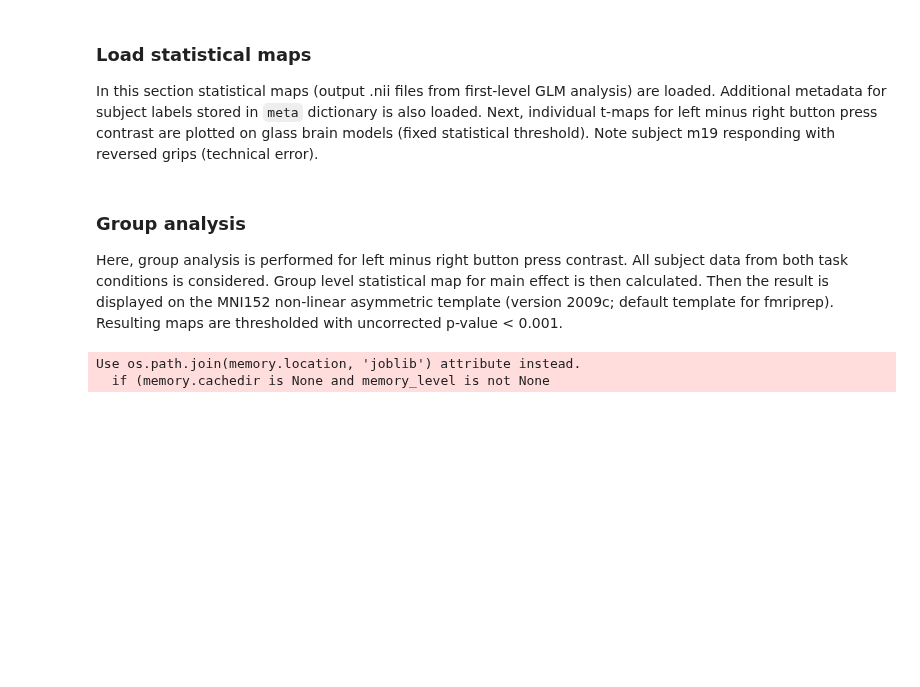
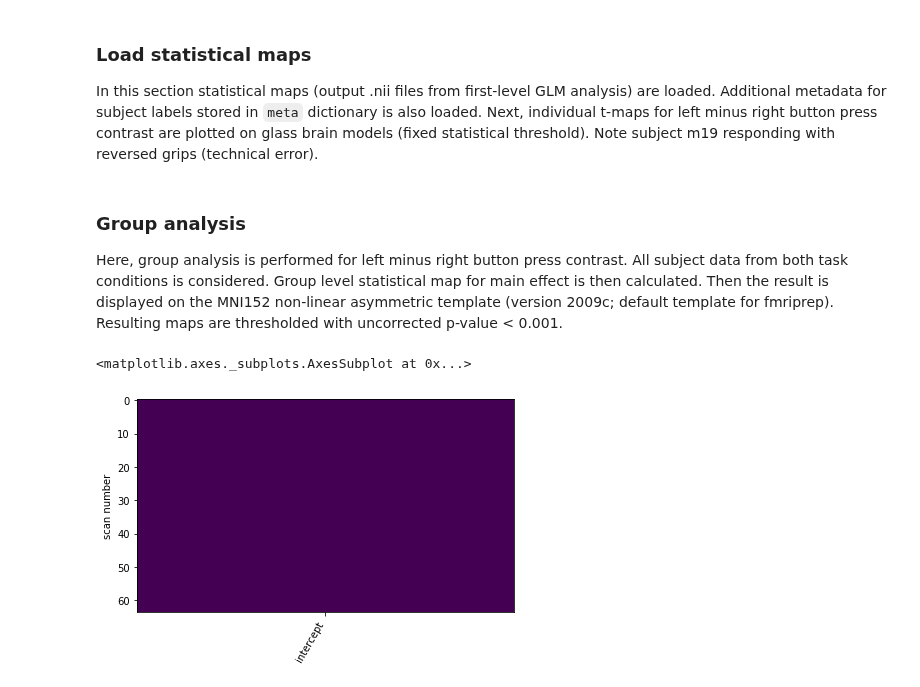
Before and after one commit to kbonna/decidenet, a Jupyter notebook: activation_analysis/dn_aa_02_pe_sign_activations_second.ipynb, the cells around one changed output. Drawn from its saved outputs; the diff is of its cells as text; code cells hidden in the pictures; blank space fills up the shorter version.

```diff
--- a/activation_analysis/dn_aa_02_pe_sign_activations_second.ipynb
+++ b/activation_analysis/dn_aa_02_pe_sign_activations_second.ipynb
@@ -30,10 +32,12 @@ tmap_files = [sorted([os.path.join(out_dir, file)
               for file in os.listdir(out_dir) if task in file])
               for task in ['prlrew', 'prlpun']]
 
-tmap_img = [[None] * n_subjects] * n_conditions
-for sub_idx in range(n_subjects):
-    for con_idx in range(n_conditions):
-        tmap_img[con_idx][sub_idx] = nib.load(tmap_files[con_idx][sub_idx])
+tmap_img = []
+for con_idx in range(n_conditions):
+    tmap_img_con = []
+    for sub_idx in range(n_subjects):
+        tmap_img_con.append(nib.load(tmap_files[con_idx][sub_idx]))
+    tmap_img.append(tmap_img_con)
 # %%
 # fig, ax = plt.subplots(
 #     nrows=8, ncols=4,
@@ -54,16 +58,13 @@ for sub_idx in range(n_subjects):
 Here, group analysis is performed for left minus right button press contrast. All subject data from both task conditions is considered. Group level statistical map for main effect is then calculated. Then the result is displayed on the MNI152 non-linear asymmetric template (version 2009c; default template for fmriprep). Resulting maps are thresholded with uncorrected p-value < 0.001.
 # %%
 second_level_input = [tmap for tmaps in tmap_img for tmap in tmaps]
-
-design_matrix = pd.DataFrame([1] * len(second_level_input),
-                             columns=['intercept'])
-
 second_level_model = SecondLevelModel(smoothing_fwhm=8)
-second_level_model = second_level_model.fit(
-    second_level_input,
-    design_matrix=design_matrix)
-
-z_map = second_level_model.compute_contrast(output_type='z_score')
-# %% [output]
-Use os.path.join(memory.location, 'joblib') attribute instead.
-  if (memory.cachedir is None and memory_level is not None
+# %%
+# Main effect of PE across conditions
+design_matrix = pd.DataFrame([1] * len(second_level_input),
+                             columns=['intercept'])
+
+plot_design_matrix(design_matrix)
+# %% [output]
+<matplotlib.axes._subplots.AxesSubplot at 0x...>
+[figure, added]
```
Also changed, not shown: parts of 6 cells of this notebook, 1 other file.
